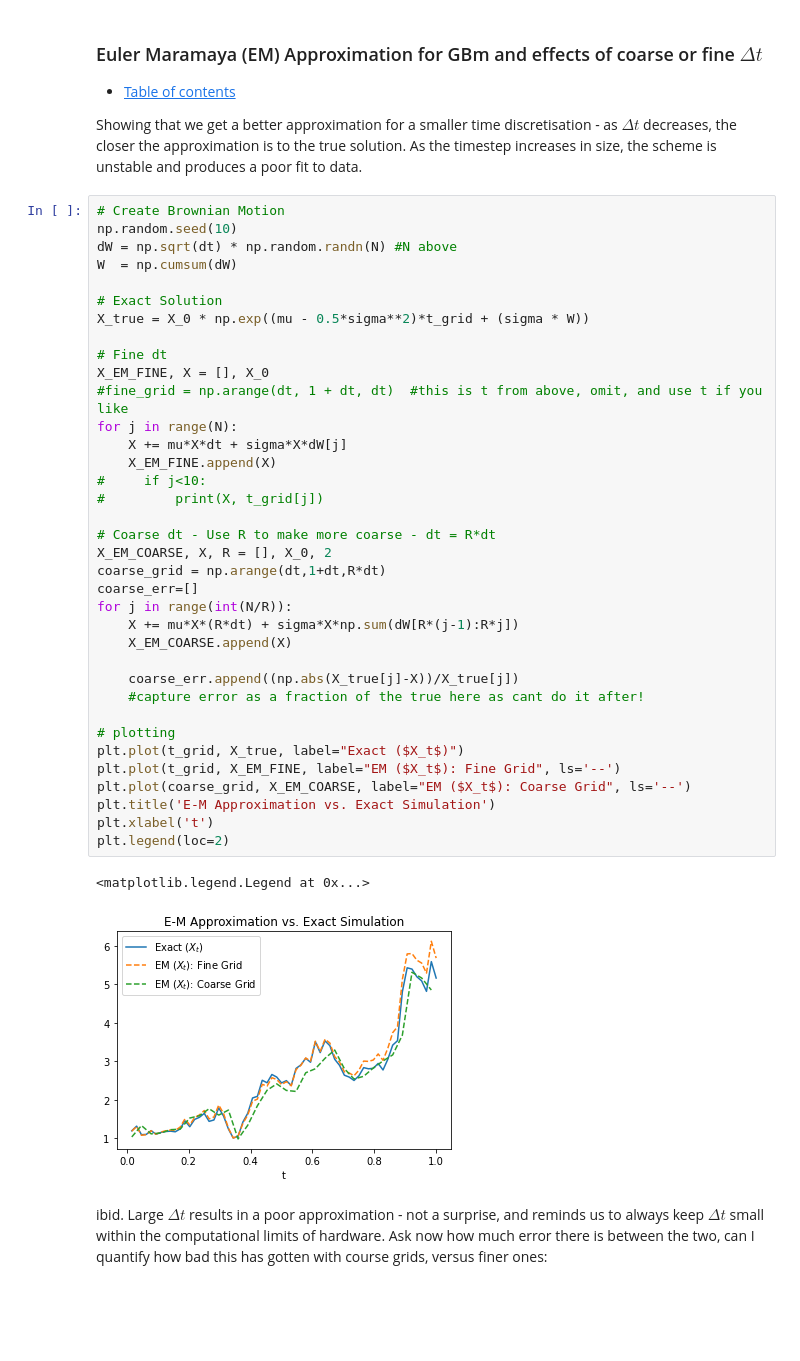
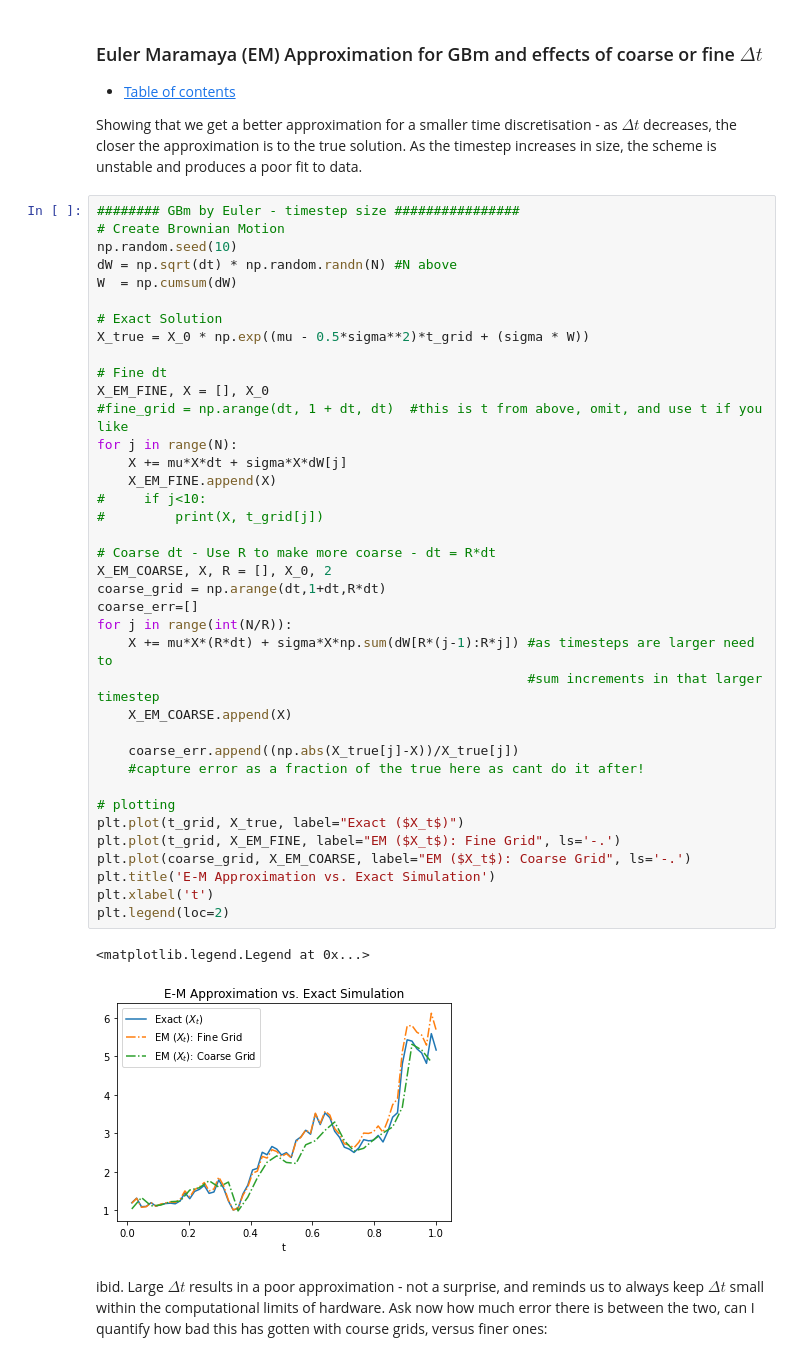
Before and after one commit to s2133934/StochVol, a Jupyter notebook: Notes.ipynb, the cells around one changed output. Saved outputs shown, nothing was run; the diff lists cells and outputs as text; blank space fills up the shorter version.

```diff
--- a/Notes.ipynb
+++ b/Notes.ipynb
@@ -405,6 +416,7 @@ This has shown recovery of the original parameters to a good degree - for $\mu =
 
 Showing that we get a better approximation for a smaller time discretisation - as $\Delta t$ decreases, the closer the approximation is to the true solution. As the timestep increases in size, the scheme is unstable and produces a poor fit to data.
 # %%
+######## GBm by Euler - timestep size ################
 # Create Brownian Motion
 np.random.seed(10)
 dW = np.sqrt(dt) * np.random.randn(N) #N above
@@ -412,37 +424,38 @@ W  = np.cumsum(dW)
 
 # Exact Solution
 X_true = X_0 * np.exp((mu - 0.5*sigma**2)*t_grid + (sigma * W))
 
 # Fine dt
 X_EM_FINE, X = [], X_0
 #fine_grid = np.arange(dt, 1 + dt, dt)  #this is t from above, omit, and use t if you like
 for j in range(N):
     X += mu*X*dt + sigma*X*dW[j]
     X_EM_FINE.append(X)
 #     if j<10:
 #         print(X, t_grid[j])
 
 # Coarse dt - Use R to make more coarse - dt = R*dt
 X_EM_COARSE, X, R = [], X_0, 2
 coarse_grid = np.arange(dt,1+dt,R*dt)
 coarse_err=[]
 for j in range(int(N/R)):
-    X += mu*X*(R*dt) + sigma*X*np.sum(dW[R*(j-1):R*j])
+    X += mu*X*(R*dt) + sigma*X*np.sum(dW[R*(j-1):R*j]) #as timesteps are larger need to
+                                                       #sum increments in that larger timestep
     X_EM_COARSE.append(X)
 
     coarse_err.append((np.abs(X_true[j]-X))/X_true[j])
     #capture error as a fraction of the true here as cant do it after!
 
 # plotting
 plt.plot(t_grid, X_true, label="Exact ($X_t$)")
-plt.plot(t_grid, X_EM_FINE, label="EM ($X_t$): Fine Grid", ls='--')
-plt.plot(coarse_grid, X_EM_COARSE, label="EM ($X_t$): Coarse Grid", ls='--')
+plt.plot(t_grid, X_EM_FINE, label="EM ($X_t$): Fine Grid", ls='-.')
+plt.plot(coarse_grid, X_EM_COARSE, label="EM ($X_t$): Coarse Grid", ls='-.')
 plt.title('E-M Approximation vs. Exact Simulation')
 plt.xlabel('t')
 plt.legend(loc=2)
 # %% [output]
 <matplotlib.legend.Legend at 0x...>
-[figure, old version]
+[figure, new version]
 # %% [markdown]
 ibid. Large $\Delta t$ results in a poor approximation - not a surprise, and reminds us to always keep $\Delta t$ small within the computational limits of hardware. Ask now how much error there is between the two, can I quantify how bad this has gotten with course grids, versus finer ones:
 # %%
```
Also changed, not shown: parts of 57 cells of this notebook, 2 other files.
